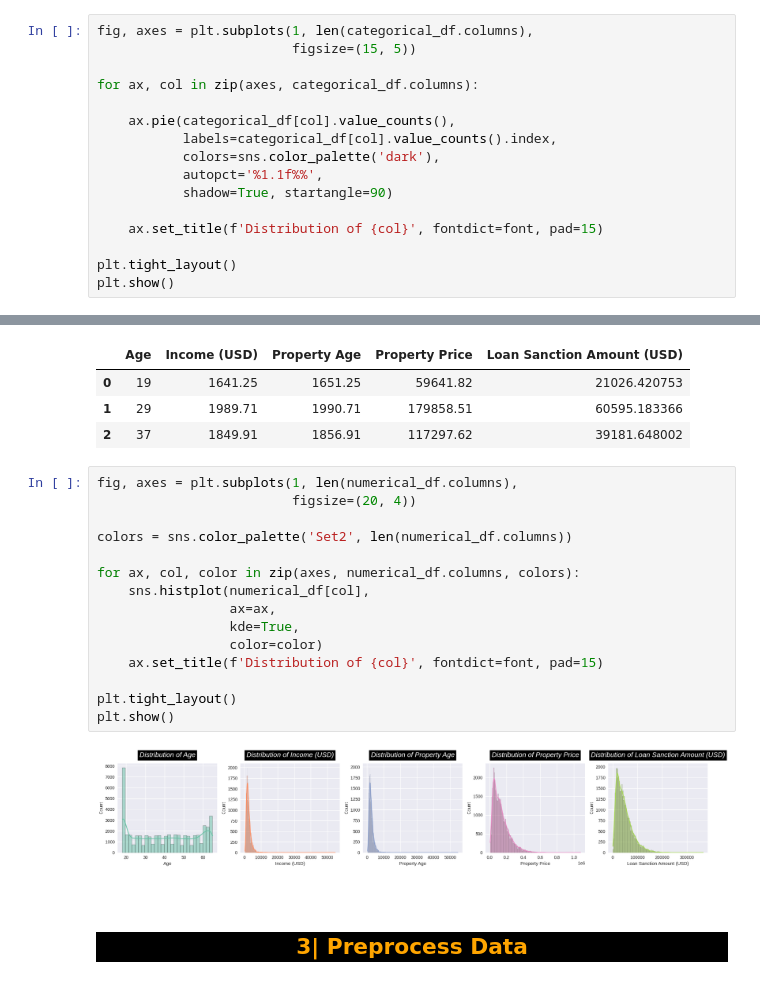
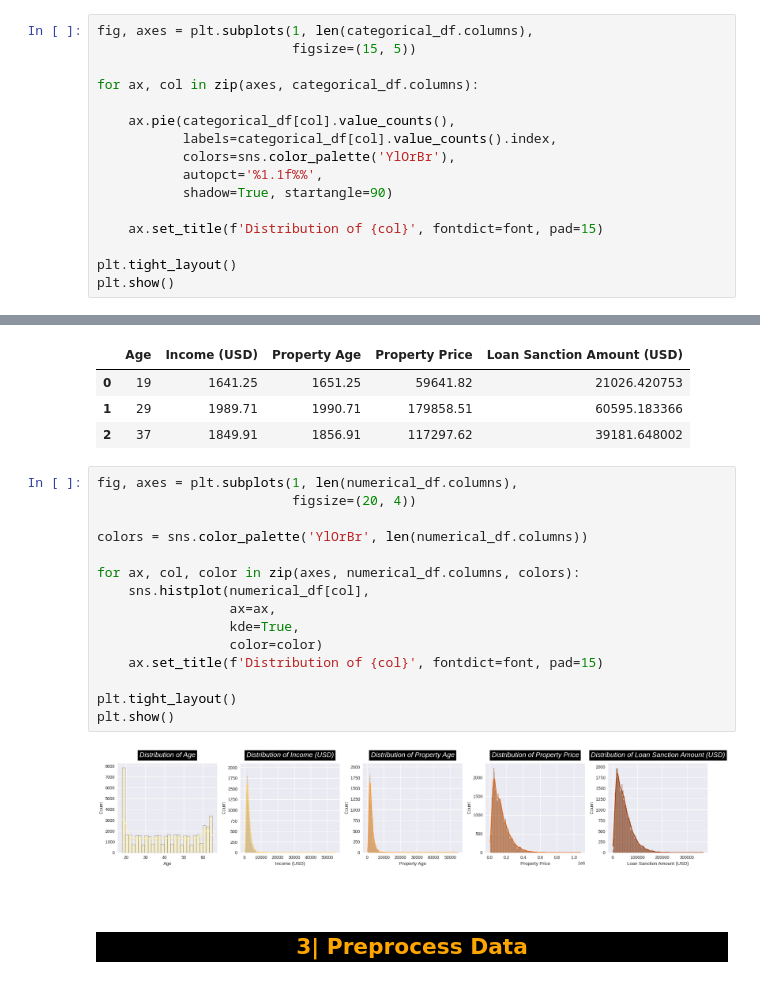
Before and after one commit to ttnghii/Machine-Learning-Basics-Models, a Jupyter notebook: 1- Linear Regression/PredictHouseLoan_LinearRegression.ipynb, the cells around one changed output, grey strips where cells are left out. Drawn from its saved outputs; the diff is of its cells as text.

```diff
--- a/1- Linear Regression/PredictHouseLoan_LinearRegression.ipynb
+++ b/1- Linear Regression/PredictHouseLoan_LinearRegression.ipynb
@@ -127,7 +127,7 @@ for ax, col in zip(axes, categorical_df.columns):
 
     ax.pie(categorical_df[col].value_counts(),
            labels=categorical_df[col].value_counts().index,
-           colors=sns.color_palette('dark'),
+           colors=sns.color_palette('YlOrBr'),
            autopct='%1.1f%%',
            shadow=True, startangle=90)
 
@@ -159,20 +159,20 @@ numerical_df.head(3)
 # %%
 fig, axes = plt.subplots(1, len(numerical_df.columns),
                          figsize=(20, 4))
 
-colors = sns.color_palette('Set2', len(numerical_df.columns))
+colors = sns.color_palette('YlOrBr', len(numerical_df.columns))
 
 for ax, col, color in zip(axes, numerical_df.columns, colors):
     sns.histplot(numerical_df[col],
                  ax=ax,
                  kde=True,
                  color=color)
     ax.set_title(f'Distribution of {col}', fontdict=font, pad=15)
 
 plt.tight_layout()
 plt.show()
 # %% [output]
-[figure, old version]
+[figure, new version]
 # %% [markdown]
 <br>
 
```
Also changed, not shown: parts of 2 cells of this notebook, 2 other files.
